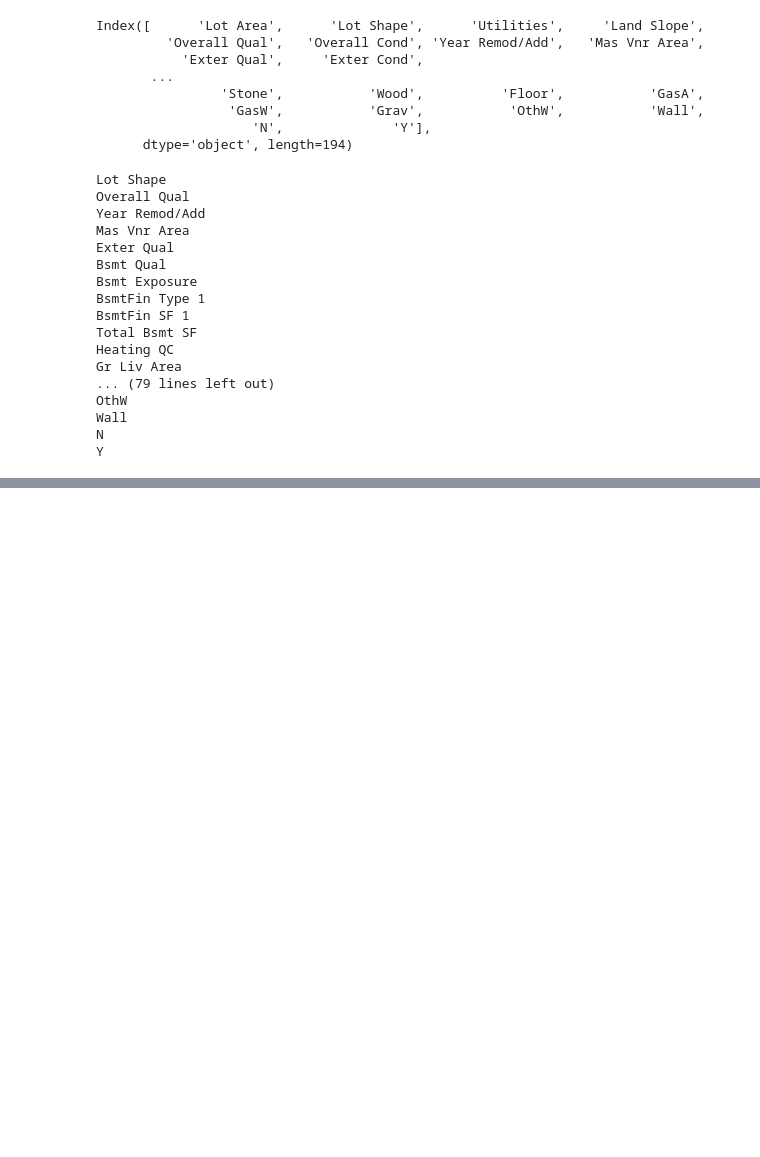
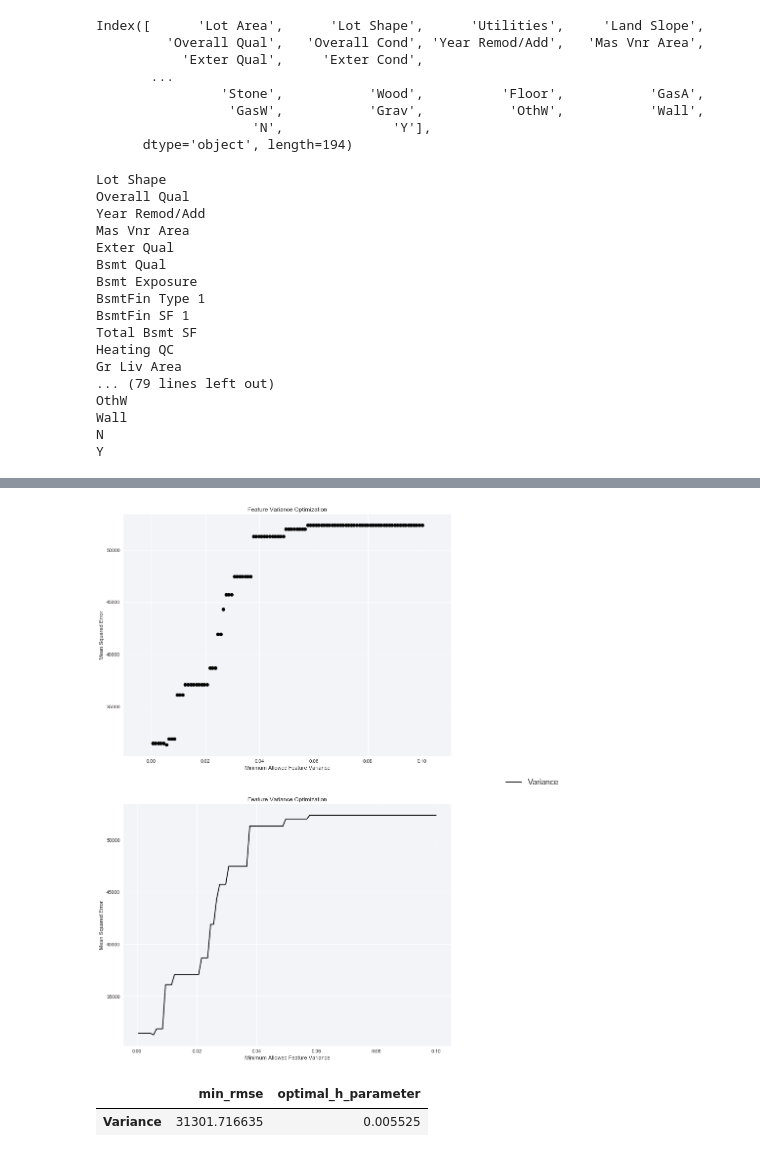
Before and after one commit to kitestring/DataQuest, a Jupyter notebook: 06_MachineLearning/04_LinearRegressionForMachineLearning/06_GuidedProject_PredictingHouseSalePrices/PredictingHouseSalePrices.ipynb, the cells around one changed output, grey strips where cells are left out. Saved outputs shown, nothing was run; the diff lists cells and outputs as text; code cells hidden in the pictures; blank space fills up the shorter version.

```diff
--- a/06_MachineLearning/04_LinearRegressionForMachineLearning/06_GuidedProject_PredictingHouseSalePrices/PredictingHouseSalePrices.ipynb
+++ b/06_MachineLearning/04_LinearRegressionForMachineLearning/06_GuidedProject_PredictingHouseSalePrices/PredictingHouseSalePrices.ipynb
@@ -632,0 +789,15 @@ Y
+# %%
+rmses = []
+varinaces = np.linspace(0.0005,0.1,100)
+for var in varinaces:
+    features, target, df = select_features(starting_df, min_correlation=0.331313, min_variance=var, max_unique_vals=10)
+    rmses.append(linear_reg_train_test_kfold_validation(df, features, target, 2))
+# %%
+rmse_dict = {'Variance': rmses}
+
+plot_RMSE_h_para_optimization(varinaces, rmse_dict, title="Feature Variance Optimization",
+    legend_h_offset = 1.35, legend_v_offset=1.09, x_axis_label='Minimum Allowed Feature Variance')
+# %% [output]
+[figure, added]
+|  | min_rmse | optimal_h_parameter |
+| Variance | 31301.716635 | 0.005525 |
```
Also changed, not shown: parts of 22 cells of this notebook, 2 other files.
